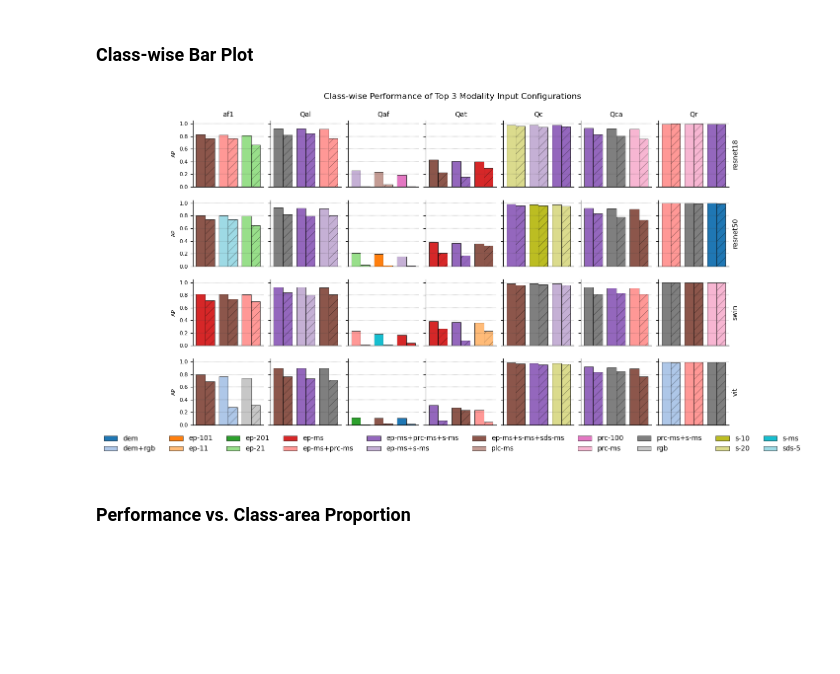
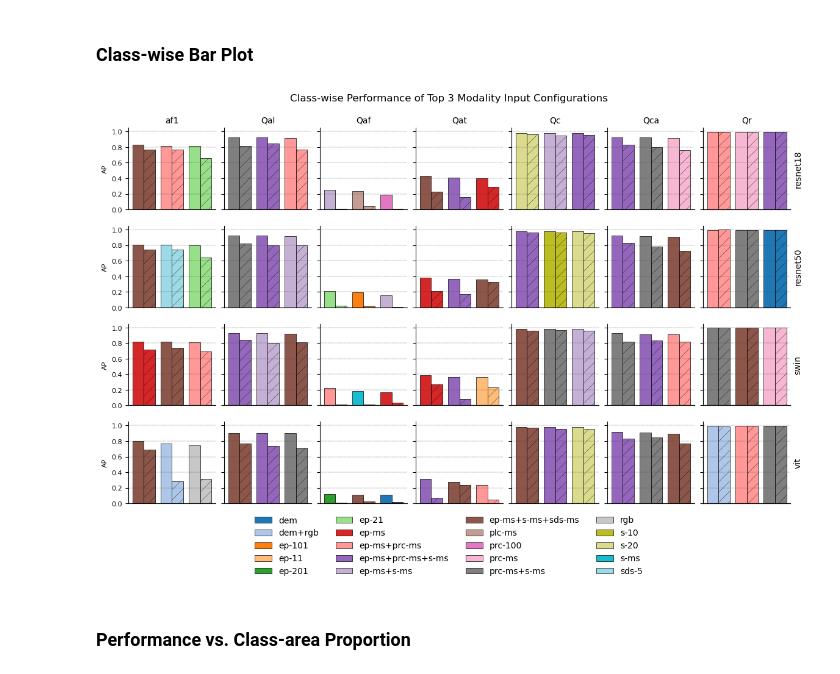
Before and after one commit to masseygeo/earthscape, a Jupyter notebook: notebooks/analysis_cls.ipynb, the cells around one changed output. Saved outputs shown, nothing was run; the diff lists cells and outputs as text; code cells hidden in the pictures; blank space fills up the shorter version.

Commit message:
Updated multilabel classification analysis notebook; new figures; started segmentation analysis notebook; updated release.sh.

```diff
--- a/notebooks/analysis_cls.ipynb
+++ b/notebooks/analysis_cls.ipynb
@@ -693,9 +610,7 @@ ax = ax.ravel()
 
 xmin = df_compiled[f"macro_{metric} (id)"].min() - 0.05
 xmax = df_compiled[f"macro_{metric} (id)"].max() + 0.05
-# ymin = df_compiled[f"macro_{metric} (cd)"].min() - 0.05
 ymax = df_compiled[f"delta {metric}"].max() + 0.05
-# lims = [(xmin, ymin),  (xmax, ymax)]
 
 # iterate over model architectures...
 models = df_compiled['model'].unique()
@@ -713,8 +628,9 @@ for idx, m in enumerate(models):
     # customize plot...
     ax[idx].set_xlim(xmin, xmax)
     ax[idx].set_ylim(0, ymax)
-    ax[idx].set_xlabel(f"{metric_label} (ID)")
-    ax[idx].set_ylabel(f"{metric_label} (OOD)")
+    ax[idx].set_xlabel(f"In-domain {metric_label}")
+    ylab = r'$\Delta$ ' + f"{metric_label}"
+    ax[idx].set_ylabel(ylab)
     if 'resnet' in m:
         name = 'ResNet' + m[-2:]
         ax[idx].set_title(name, style='italic', fontsize=10)
@@ -1005,86 +921,121 @@ df.head(14)
 # %% [markdown]
 ### Class-wise Bar Plot
 # %%
-######
-#
+#############################################
+# Class Domain Shift Performance for Top K Modality Configurations
+#############################################
+
+# path to compiled per-class performance data
+class_path = os.path.join(assets_dir, 'compiled_class.csv')
+
+# metric & metric label to use...
+metric = 'ap'
+metric_label = 'AP'
+
+# list of models & classes...
+models = df_class['model'].unique()
+classes = df_class['class'].unique()
+
+# number of top K performing modalities to plot
+top_k = 3
+
+# bar width for plot
+bar_width = 0.4
+
+# output path
+output_path = os.path.join(assets_dir, 'class_topk_performance.png')
 
 
-class_path = os.path.join(assets_dir, 'compiled_class.csv')
+##### pre-processing...
+# read class data into df
 df_class = pd.read_csv(class_path)
 
-metric = 'ap'
-metric_label = 'AP'
-models = df_class['model'].unique()
-classes = df_class['class'].unique()
-bar_width = 0.4
-top_k = 3
-
-output_path = os.path.join(assets_dir, 'class_topk_performance.png')
-
+# get top K performing modality configurations for each model and class...
 df_top_k = df_class\
     .sort_values(['model', 'class', f"{metric} (id)"], ascending=[True, True, False])\
         .groupby(['model', 'class'], as_index=False)\
             .head(top_k)\
                 .copy()
 
+# list of unique top K modality configs
 top_k_inputs = sorted(df_top_k['input'].unique())
+
+# create color map for modality configs...
 base_cmap = plt.get_cmap('tab20')
 color_vals = np.linspace(0, 1, len(top_k_inputs))
 cmap = {inp: base_cmap(val) for inp, val in zip(top_k_inputs, color_vals)}
 
-handles = [Patch(facecolor=color, edgecolor='k', linewidth=0.5, label=inp) for inp, color in cmap.items()]
 
-
+##### plot...
 fig, ax = plt.subplots(ncols=len(classes), nrows=len(models), sharey=True, figsize=(2*len(classes), 2*len(models)))
 fig.subplots_adjust(wspace=0.1)
 ax = ax.ravel()
 
+# iterate through each model (each model on separate row)...
 row = 0
 for m in models:
+
+    # iterate through each class (each class in separate column)...
     for col, c in enumerate(classes):
+
+        # update subplot index by combining row and col
         idx = row + col
+
+        # subset df for model & class of interest & top K modality configs....
         mask = (df_class['model'] == m) & (df_class['class'] == c)
         subset = df_class[mask].copy()
         subset.sort_values(f"{metric} (id)", ascending=False, inplace=True)
         subset.reset_index(drop=True, inplace=True)
         subset = subset.loc[:top_k-1]
+
+        # numeric x axis
         x = np.arange(top_k)
+
+        # relevant colors from custom color map
         colors = [cmap[i] for i in subset['input']]
 
+        # plot in-domain & cross-domain (hatched) bars...
         ax[idx].bar(x=x - bar_width/2, height=subset[f"{metric} (id)"], width=bar_width, linewidth=0.5, edgecolor='k', facecolor=colors)
         ax[idx].bar(x=x + bar_width/2, height=subset[f"{metric} (cd)"], width=bar_width, linewidth=0.5, edgecolor='k', facecolor=colors, hatch='//', hatch_linewidth=0.25)
 
+        # customize plot...
         ax[idx].set_xticks([])
         ax[idx].set_xlabel('')
-
         ax[idx].grid(axis='y', linewidth=0.25, linestyle='--', color='0.25')
-
         ax[idx].spines['right'].set_visible(False)
         ax[idx].spines['top'].set_visible(False)
 
+    # plot model name on other y axis...
     ax2 = ax[idx].twinx()
     ax2.set_yticks([])
     ax2.set_ylabel(m)
     ax2.spines['right'].set_visible(False)
     ax2.spines['top'].set_visible(False)
 
+    # increase row index count
     row += 7
 
+# set class name as title for first row...
 for idx, c in enumerate(classes):
     ax[idx].set_title(c, fontsize=10)
 
+# set y-axis text for first column...
 for axes in ax[[0,7,14,21]]:
     axes.set_yticks(np.arange(0, 1.1, 0.2))
     axes.set_yticklabels(ax[0].get_yticklabels(), fontsize=8)
     axes.set_ylabel(f"{metric_label}", fontsize=8)
 
+# create custom legend...
+handles = [Patch(facecolor=color, edgecolor='k', linewidth=0.5, label=inp) for inp, color in cmap.items()]
+fig.legend(handles=handles, loc='upper center', frameon=False, bbox_to_anchor=(0.5, 0.1), ncols=4)
+
+# figure title
 plt.suptitle(f"Class-wise Performance of Top {top_k} Modality Input Configurations", y=0.95, fontsize=12)
-fig.legend(handles=handles, loc='upper center', frameon=False, bbox_to_anchor=(0.5, 0.1), ncols=10)
 
+# save and show plot...
 plt.savefig(output_path, bbox_inches='tight', pad_inches=0, dpi=300)
-
 plt.show()
 # %% [output]
-[figure, old version]
+[figure, new version]
 # %% [markdown]
 ### Performance vs. Class-area Proportion
```
Also changed, not shown: parts of 5 cells of this notebook, 6 other files.
